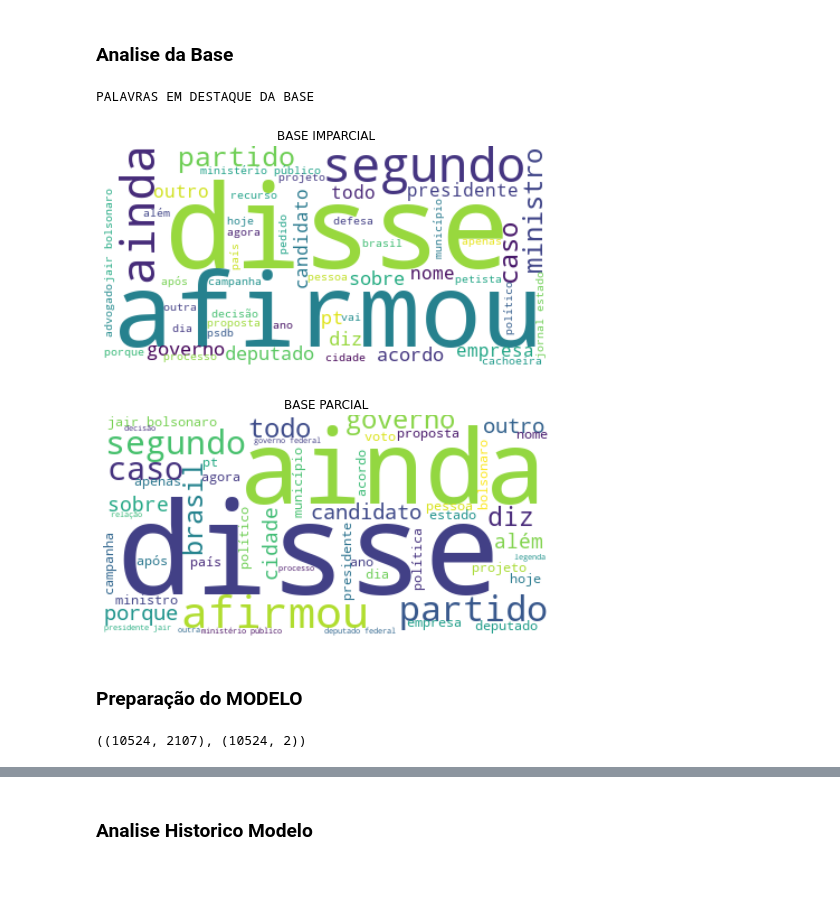
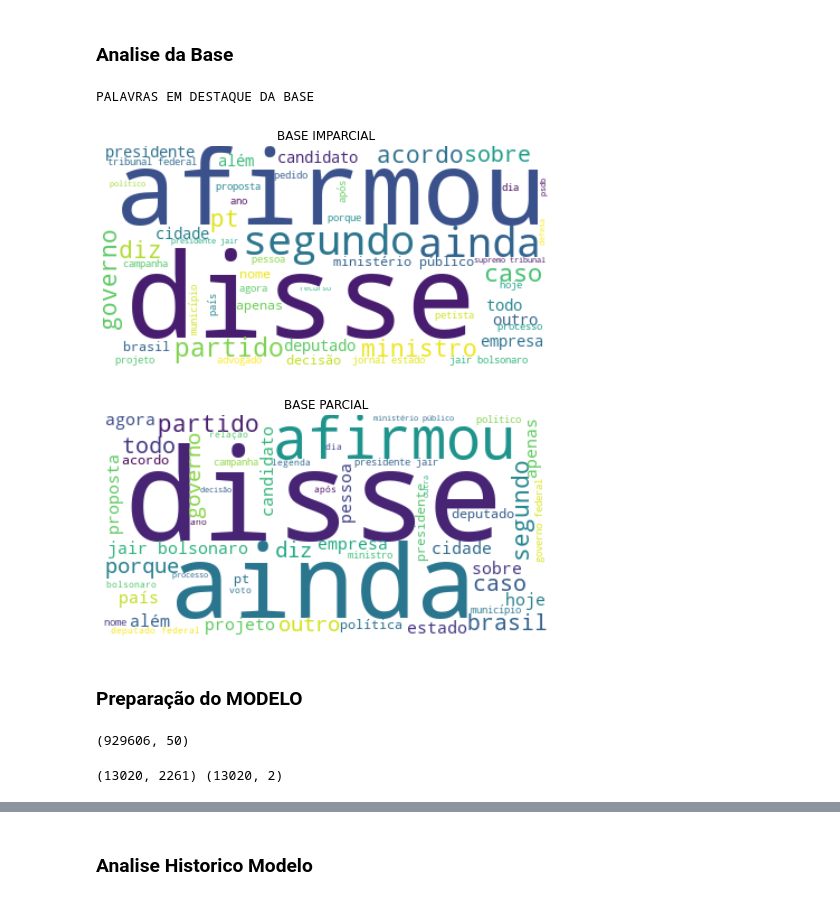
Before and after one commit to JosueSantos/impartiality_discovery, a Jupyter notebook: ImpartialityDiscovery.ipynb, the cells around one changed output, grey strips where cells are left out. Saved outputs shown, nothing was run; the diff lists cells and outputs as text; code cells hidden in the pictures.

Commit message:
impartiality_discovery v-2.0.3

```diff
--- a/ImpartialityDiscovery.ipynb
+++ b/ImpartialityDiscovery.ipynb
@@ -6,20 +29,3 @@
-# %%
-"""
-Mapeamento dos Arquivos
-"""
-
-BASE_GROUND_TRUTH = '/content/drive/MyDrive/Colab Notebooks/base_ground_truth.csv'
-
-TRAINING = '/content/drive/MyDrive/Colab Notebooks/base_training.csv'
-TRAINING_NAIVE_BAYES = '/content/drive/MyDrive/Colab Notebooks/base_training_naive_bayes.csv'
-
-MODEL_GENERATOR = False
-MODEL_IN = '/content/drive/MyDrive/Colab Notebooks/model_naive_bayes_01.wv'
-MODEL_OUT = '/content/drive/MyDrive/Colab Notebooks/model_naive_bayes_01.wv'
-
-HISTORY_RESULTS = '/content/drive/MyDrive/Colab Notebooks/history_results_naive_bayes_01.csv'
-
-WORD2VEC_S50 = '/content/drive/MyDrive/Colab Notebooks/word2vec_s50.txt'
 # %%
 from google.colab import drive
 drive.mount('/content/drive')
@@ -152,10 +226,7 @@ Tamanhos dos vocabulários:
 # %% [markdown]
 ### Preparação da Base de Treinamento
 # %%
-# TRAINING -> Base gerada a partir da analise do SentiStrength
-# TRAINING_NAIVE_BAYES -> Base gerada a partir da analise do Naive Bayes
-
-train = pd.read_csv(TRAINING_NAIVE_BAYES , sep=';', index_col=None, names=['article','type'])
+train = pd.read_csv(TRAINING , sep=';', index_col=None, names=['article','type'])
 train.head(2)
 # %% [output]
 |  | article | type |
@@ -209,51 +280,53 @@ impartial_word_dict = impartial_frequency.keys()
 
 impartial_unique_string = (" ").join(impartial_word_dict)
 
-wordcloud = WordCloud(
+wordcloud_impartial = WordCloud(
     stopwords=['não'],
     margin=0,
     max_words=50,
     background_color="white"
 ).generate( impartial_unique_string )
 
 plt.figure(figsize=(8,6))
 plt.title("BASE IMPARCIAL")
-plt.imshow(wordcloud, interpolation='bilinear')
+plt.imshow(wordcloud_impartial, interpolation='bilinear')
 plt.axis("off")
 plt.margins(x=0, y=0)
 
 
 
 partial_base = train[train['type'] == 'partial']
 
 partial_unique_string = partial_base['article_tokens'].apply(lambda text : (" ").join(text) )
 partial_frequency = FreqDist( partial_unique_string )
 partial_word_dict = partial_frequency.keys()
 
 partial_unique_string = (" ").join(partial_word_dict)
 
-wordcloud = WordCloud(
+wordcloud_partial = WordCloud(
     stopwords=['não'],
     margin=0,
     max_words=50,
     background_color="white"
 ).generate( partial_unique_string )
 
 plt.figure(figsize=(8,6))
 plt.title("BASE PARCIAL")
-plt.imshow(wordcloud, interpolation='bilinear')
+plt.imshow(wordcloud_partial, interpolation='bilinear')
 plt.axis("off")
 plt.margins(x=0, y=0)
 # %% [output]
 PALAVRAS EM DESTAQUE DA BASE
-[figure, old version]
+[figure, new version]
-[figure, old version]
+[figure, new version]
 # %% [markdown]
 ### Preparação do MODELO
 # %%
 if (MODEL_GENERATOR):
     embedding_matrix = create_embedding_matrix(Word2Vec, MAX_NB_WORDS, EMBEDDING_DIM)
-    embedding_matrix.shape
+    print(embedding_matrix.shape)
+# %% [output]
+(929606, 50)
 # %%
 if (MODEL_GENERATOR):
     # pad_sequences é usado para garantir que todas as sequências em uma lista tenham o mesmo comprimento.
@@ -267,12 +340,12 @@ if (MODEL_GENERATOR):
     )
 
     # pandas get_dummies transforma em valor binário
-    # pd.get_dummies([a, b, a])
+    # pd.get_dummies([impartial, partial, impartial])
     # result [ [1,0], [0,1], [1,0] ]
     Y = pd.get_dummies(train['type']).values
-    (X.shape, Y.shape)
+    print(X.shape, Y.shape)
 # %% [output]
-((10524, 2107), (10524, 2))
+(13020, 2261) (13020, 2)
 # %%
 if (MODEL_GENERATOR):
     # train_test_split - Divide arrays ou matrizes em arrays menores, aleatórios e com subconjuntos de teste
```
Also changed, not shown: parts of 20 cells of this notebook, 18 other files.
